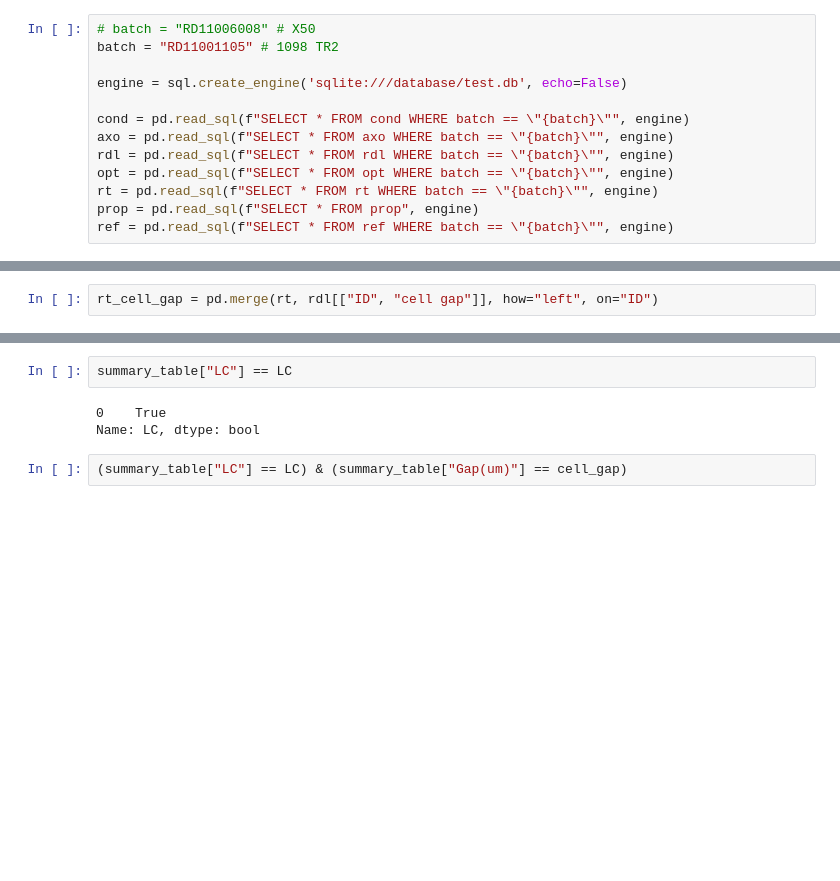
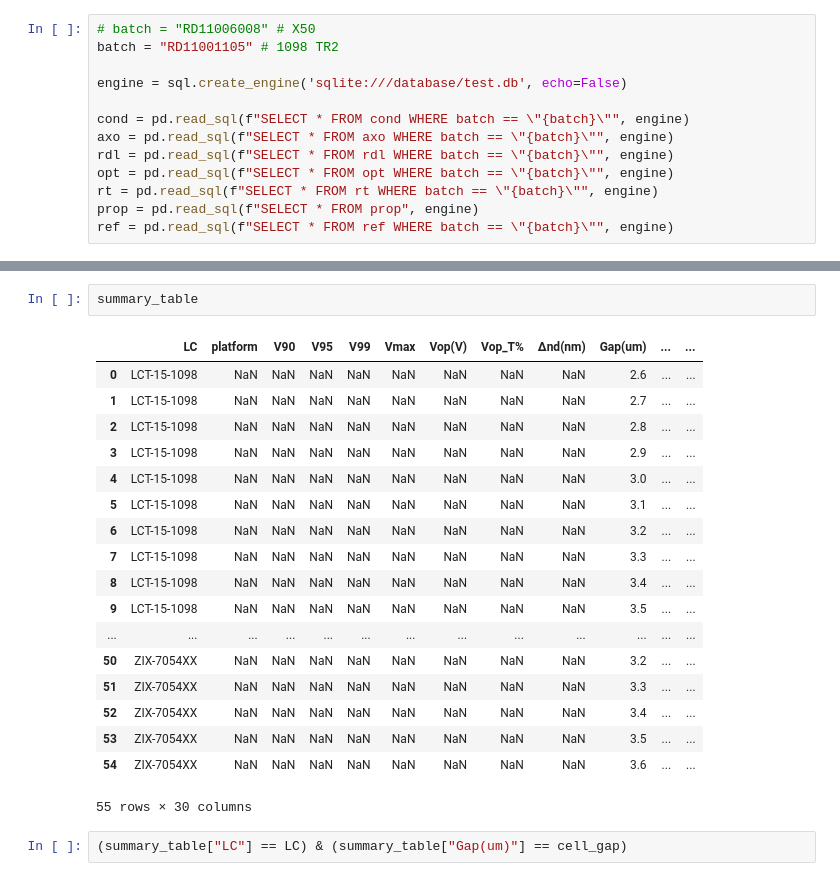
Before and after one commit to dimsplendid/tdtoolkit_web, a Jupyter notebook: test.ipynb, the cells around one changed output, grey strips where cells are left out. Cells and saved outputs as stored; diff of their text form; blank space fills up the shorter version.

```diff
--- a/test.ipynb
+++ b/test.ipynb
@@ -278,2 +281,0 @@ len(axo)
-# %%
-rt_cell_gap = pd.merge(rt, rdl[["ID", "cell gap"]], how="left", on="ID")
@@ -589,8 +656,24 @@ summary_table[["LC", "Gap(um)", "Wx", "Wy", "T%", "LC%", "Tr(ms)", "Tf(ms)", "RT
 # %%
-summary_table["LC"] == LC
+summary_table
 # %% [output]
+|  | LC | platform | V90 | V95 | V99 | Vmax | Vop(V) | Vop_T% | Δnd(nm) | Gap(um) | ... | ... |
+| 0 | LCT-15-1098 | NaN | NaN | NaN | NaN | NaN | NaN | NaN | NaN | 2.6 | ... | ... |
+| 1 | LCT-15-1098 | NaN | NaN | NaN | NaN | NaN | NaN | NaN | NaN | 2.7 | ... | ... |
+| 2 | LCT-15-1098 | NaN | NaN | NaN | NaN | NaN | NaN | NaN | NaN | 2.8 | ... | ... |
+| 3 | LCT-15-1098 | NaN | NaN | NaN | NaN | NaN | NaN | NaN | NaN | 2.9 | ... | ... |
+| 4 | LCT-15-1098 | NaN | NaN | NaN | NaN | NaN | NaN | NaN | NaN | 3.0 | ... | ... |
+| 5 | LCT-15-1098 | NaN | NaN | NaN | NaN | NaN | NaN | NaN | NaN | 3.1 | ... | ... |
+| 6 | LCT-15-1098 | NaN | NaN | NaN | NaN | NaN | NaN | NaN | NaN | 3.2 | ... | ... |
+| 7 | LCT-15-1098 | NaN | NaN | NaN | NaN | NaN | NaN | NaN | NaN | 3.3 | ... | ... |
+| 8 | LCT-15-1098 | NaN | NaN | NaN | NaN | NaN | NaN | NaN | NaN | 3.4 | ... | ... |
+| 9 | LCT-15-1098 | NaN | NaN | NaN | NaN | NaN | NaN | NaN | NaN | 3.5 | ... | ... |
+| ... | ... | ... | ... | ... | ... | ... | ... | ... | ... | ... | ... | ... |
+| 50 | ZIX-7054XX | NaN | NaN | NaN | NaN | NaN | NaN | NaN | NaN | 3.2 | ... | ... |
+| 51 | ZIX-7054XX | NaN | NaN | NaN | NaN | NaN | NaN | NaN | NaN | 3.3 | ... | ... |
+| 52 | ZIX-7054XX | NaN | NaN | NaN | NaN | NaN | NaN | NaN | NaN | 3.4 | ... | ... |
+| 53 | ZIX-7054XX | NaN | NaN | NaN | NaN | NaN | NaN | NaN | NaN | 3.5 | ... | ... |
+| 54 | ZIX-7054XX | NaN | NaN | NaN | NaN | NaN | NaN | NaN | NaN | 3.6 | ... | ... |
-0    True
-Name: LC, dtype: bool
+55 rows × 30 columns
 # %%
 (summary_table["LC"] == LC) & (summary_table["Gap(um)"] == cell_gap)
 # %% [output]
```
Also changed, not shown: parts of 17 cells of this notebook, 3 other files.
